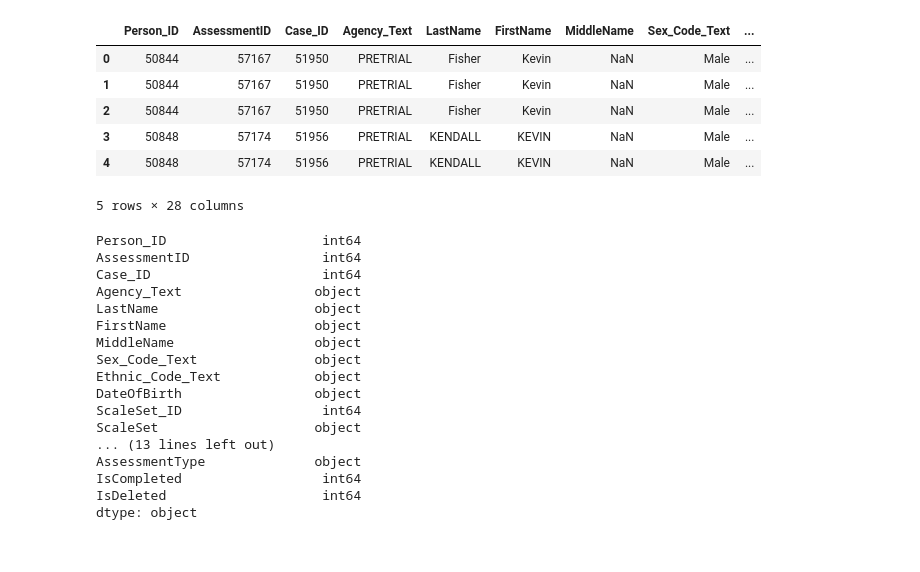
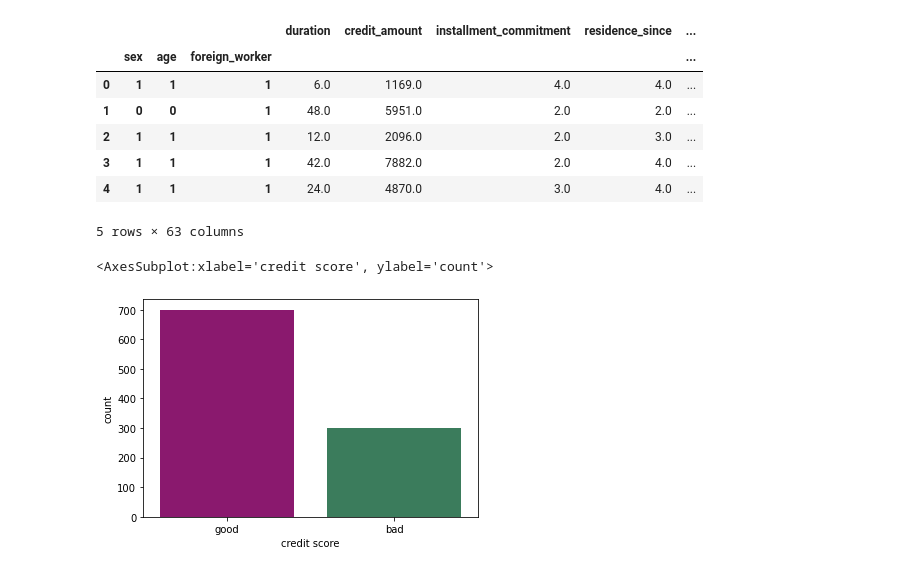
Before and after one commit to enesmith/womenatthetable, a Jupyter notebook: Kim_Sprint1.ipynb, the cells around one changed output. Drawn from its saved outputs; the diff is of its cells as text; code cells hidden in the pictures.

```diff
--- a/Kim_Sprint1.ipynb
+++ b/Kim_Sprint1.ipynb
@@ -219,32 +174,41 @@ NameError: name 'fetch_german' is not defined
 # %%
-df = pd.read_csv("https://raw.githubusercontent.com/propublica/compas-analysis/master/compas-scores-raw.csv")
+X.index = pd.MultiIndex.from_arrays(X.index.codes, names=X.index.names)
+y.index = pd.MultiIndex.from_arrays(y.index.codes, names=y.index.names)
 # %%
-df.head()
+# set target class to 0/1
+y = pd.Series(y.factorize(sort=True)[0], index=y.index)
-# %% [output]
-|  | Person_ID | AssessmentID | Case_ID | Agency_Text | LastName | FirstName | MiddleName | Sex_Code_Text | ... |
-| 0 | 50844 | 57167 | 51950 | PRETRIAL | Fisher | Kevin | NaN | Male | ... |
-| 1 | 50844 | 57167 | 51950 | PRETRIAL | Fisher | Kevin | NaN | Male | ... |
-| 2 | 50844 | 57167 | 51950 | PRETRIAL | Fisher | Kevin | NaN | Male | ... |
-| 3 | 50848 | 57174 | 51956 | PRETRIAL | KENDALL | KEVIN | NaN | Male | ... |
-| 4 | 50848 | 57174 | 51956 | PRETRIAL | KENDALL | KEVIN | NaN | Male | ... |
-5 rows × 28 columns
 # %%
-df.dtypes
+X_train, X_test, y_train, y_test = train_test_split(X, y, random_state=1234567)
+
+# one-hoy encode the categorical features
+data_preproc = make_column_transformer(
+        (OneHotEncoder(sparse=False, handle_unknown='ignore'), X_train.dtypes == 'category'))
+
+X_train = pd.DataFrame(data_preproc.fit_transform(X_train), index=X_train.index)
+X_test = pd.DataFrame(data_preproc.transform(X_test), index=X_test.index)
+
+# to save the information for the column names
+pd.get_dummies(X).head()
 # %% [output]
+|  |  |  |  | duration | credit_amount | installment_commitment | residence_since | ... |
+|  | sex | age | foreign_worker |  |  |  |  | ... |
+| 0 | 1 | 1 | 1 | 6.0 | 1169.0 | 4.0 | 4.0 | ... |
+| 1 | 0 | 0 | 1 | 48.0 | 5951.0 | 2.0 | 2.0 | ... |
+| 2 | 1 | 1 | 1 | 12.0 | 2096.0 | 2.0 | 3.0 | ... |
+| 3 | 1 | 1 | 1 | 42.0 | 7882.0 | 2.0 | 4.0 | ... |
+| 4 | 1 | 1 | 1 | 24.0 | 4870.0 | 3.0 | 4.0 | ... |
-Person_ID                    int64
-AssessmentID                 int64
-Case_ID                      int64
-Agency_Text                 object
-LastName                    object
-FirstName                   object
-MiddleName                  object
-Sex_Code_Text               object
-Ethnic_Code_Text            object
-DateOfBirth                 object
-ScaleSet_ID                  int64
-ScaleSet                    object
-... (13 lines left out)
-AssessmentType              object
-IsCompleted                  int64
-IsDeleted                    int64
-dtype: object
+5 rows × 63 columns
+# %%
+df_viz = X.copy()
+df_viz['sex'] = X['sex'].replace({1.0: 'Male', 0.0: 'Female'})
+df_viz['credit score'] = y.replace({1:'good', 0: 'bad'})
+df_viz.index = df_viz.index.droplevel('sex')
+
+purple = '#9d0677'
+green = '#30875c'
+workshop_palette = [purple, green]
+# %%
+sns.countplot(x='credit score', data=df_viz, palette=workshop_palette)
+# %% [output]
+<AxesSubplot:xlabel='credit score', ylabel='count'>
+[figure, added]
```
Also changed, not shown: parts of 6 cells of this notebook.
